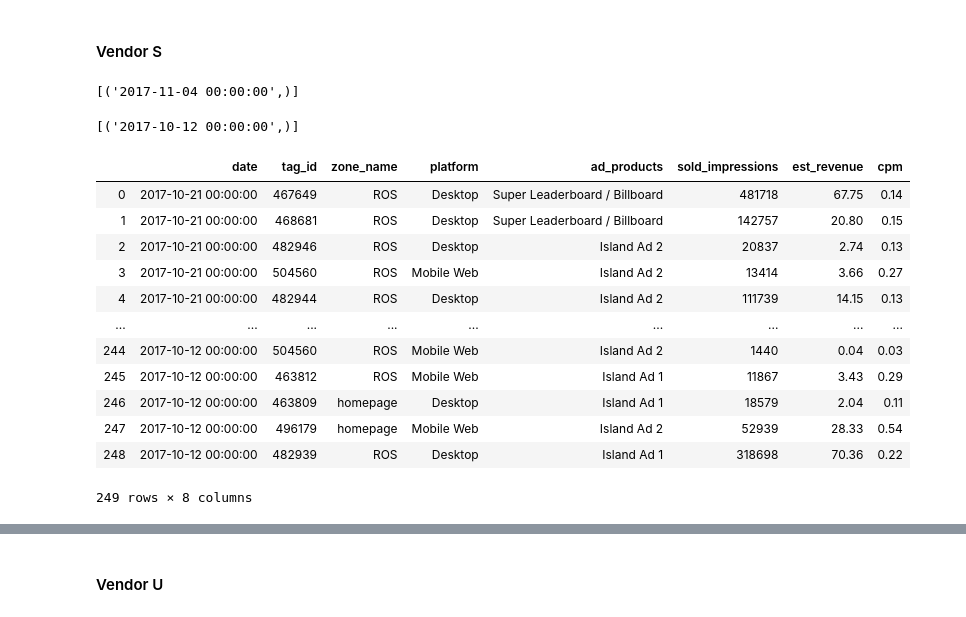
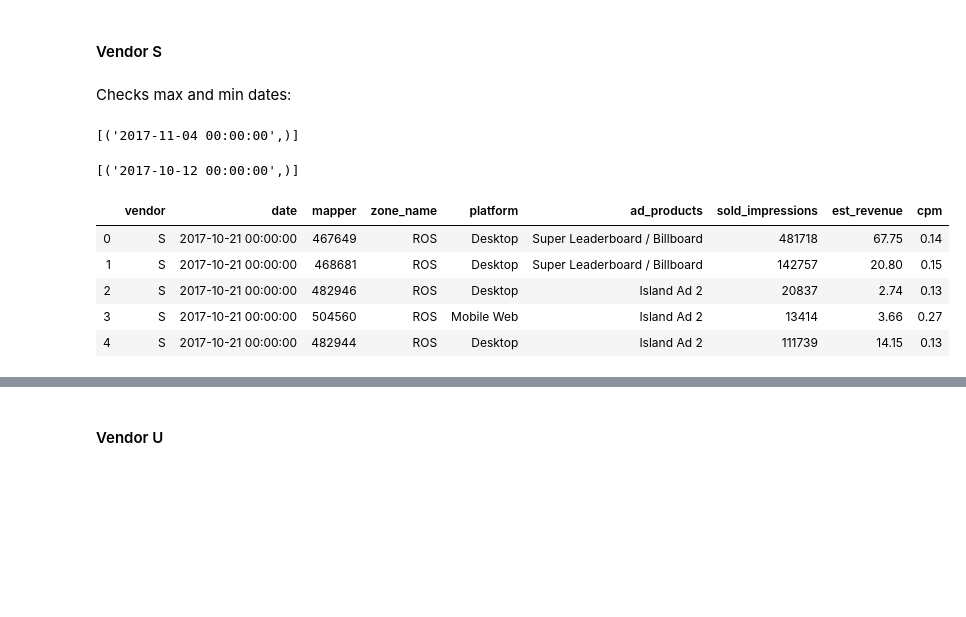
Before and after one commit to valmadrid/EDA-using-SQLite-Python, a Jupyter notebook: challenge_1.ipynb, the cells around one changed output, grey strips where cells are left out. Drawn from its saved outputs; the diff is of its cells as text; code cells hidden in the pictures; blank space fills up the shorter version.

```diff
--- a/challenge_1.ipynb
+++ b/challenge_1.ipynb
@@ -40,3 +39,3 @@ pysqldf = lambda q: sqldf(q, globals())
 # %%
-conn = sqlite3.connect("scmp.sqlite")
+conn = sqlite3.connect("c1.sqlite")
 cur = conn.cursor()
@@ -138,15 +150,3 @@ db
 | 4 | table | vendor_s | vendor_s | 2 | CREATE TABLE "vendor_s" (\n"TRAFF... |
 | 5 | table | vendor_t | vendor_t | 25 | CREATE TABLE "vendor_t" (\n"WEBSI... |
 | 6 | table | vendor_u | vendor_u | 11 | CREATE TABLE "vendor_u" (\n"PLATF... |
-# %%
-cur.execute("""SELECT * FROM vendor_s LIMIT 5;""")
-s = pd.DataFrame(cur.fetchall(), columns = [i[0] for i in cur.description])
-display(s.head())
-
-cur.execute("""SELECT * FROM vendor_t LIMIT 5;""")
-t = pd.DataFrame(cur.fetchall(), columns = [i[0] for i in cur.description])
-display(t.head())
-
-cur.execute("""SELECT * FROM vendor_u LIMIT 5;""")
-u = pd.DataFrame(cur.fetchall(), columns = [i[0] for i in cur.description])
-display(u.head())
@@ -195,5 +153,7 @@ mapping
 # %% [markdown]
 #### Vendor S
+# %% [markdown]
+Checks max and min dates:
 # %%
 cur.execute("""SELECT MAX(UPDATED_DATE) FROM vendor_s;""")
 display(cur.fetchall())
@@ -205,35 +165,29 @@ display(cur.fetchall())
 # %%
 cur.execute(
     """
     SELECT
+        "S" as vendor,
         s.UPDATED_Date as date,
-        s.TAG_ID as tag_id,
-        map."Zone Name" as zone_name,
-        map.Platform as platform,
-        map."Ad Products" as ad_products,
+        s.TAG_ID as mapper,
+        groupings."Zone Name" as zone_name,
+        groupings.Platform as platform,
+        groupings."Ad Products" as ad_products,
         s.IMPRESSIONS as sold_impressions,
         s.EARNINGS as est_revenue,
         s.CPM as cpm
     FROM vendor_s as s
-    LEFT JOIN definitions_groupings as map
-        ON s.TAG_ID = map.tagID
-    WHERE UPDATED_DATE BETWEEN '2017-10-01' AND '2017-10-31';
+    LEFT JOIN definitions_groupings as groupings
+        ON s.TAG_ID = groupings.tagID
+    WHERE UPDATED_DATE BETWEEN '2017-10-01' AND '2017-10-31 59:59:59';
     """
 )
 vendor_s = pd.DataFrame(cur.fetchall(),
                      columns=[i[0] for i in cur.description])
-vendor_s
+vendor_s.head()
 # %% [output]
-|  | date | tag_id | zone_name | platform | ad_products | sold_impressions | est_revenue | cpm |
-| 0 | 2017-10-21 00:00:00 | 467649 | ROS | Desktop | Super Leaderboard / Billboard | 481718 | 67.75 | 0.14 |
-| 1 | 2017-10-21 00:00:00 | 468681 | ROS | Desktop | Super Leaderboard / Billboard | 142757 | 20.80 | 0.15 |
-| 2 | 2017-10-21 00:00:00 | 482946 | ROS | Desktop | Island Ad 2 | 20837 | 2.74 | 0.13 |
-| 3 | 2017-10-21 00:00:00 | 504560 | ROS | Mobile Web | Island Ad 2 | 13414 | 3.66 | 0.27 |
-| 4 | 2017-10-21 00:00:00 | 482944 | ROS | Desktop | Island Ad 2 | 111739 | 14.15 | 0.13 |
-| ... | ... | ... | ... | ... | ... | ... | ... | ... |
-| 244 | 2017-10-12 00:00:00 | 504560 | ROS | Mobile Web | Island Ad 2 | 1440 | 0.04 | 0.03 |
-| 245 | 2017-10-12 00:00:00 | 463812 | ROS | Mobile Web | Island Ad 1 | 11867 | 3.43 | 0.29 |
-| 246 | 2017-10-12 00:00:00 | 463809 | homepage | Desktop | Island Ad 1 | 18579 | 2.04 | 0.11 |
-| 247 | 2017-10-12 00:00:00 | 496179 | homepage | Mobile Web | Island Ad 2 | 52939 | 28.33 | 0.54 |
-| 248 | 2017-10-12 00:00:00 | 482939 | ROS | Desktop | Island Ad 1 | 318698 | 70.36 | 0.22 |
+|  | vendor | date | mapper | zone_name | platform | ad_products | sold_impressions | est_revenue | cpm |
+| 0 | S | 2017-10-21 00:00:00 | 467649 | ROS | Desktop | Super Leaderboard / Billboard | 481718 | 67.75 | 0.14 |
+| 1 | S | 2017-10-21 00:00:00 | 468681 | ROS | Desktop | Super Leaderboard / Billboard | 142757 | 20.80 | 0.15 |
+| 2 | S | 2017-10-21 00:00:00 | 482946 | ROS | Desktop | Island Ad 2 | 20837 | 2.74 | 0.13 |
+| 3 | S | 2017-10-21 00:00:00 | 504560 | ROS | Mobile Web | Island Ad 2 | 13414 | 3.66 | 0.27 |
+| 4 | S | 2017-10-21 00:00:00 | 482944 | ROS | Desktop | Island Ad 2 | 111739 | 14.15 | 0.13 |
-249 rows × 8 columns
```
Also changed, not shown: parts of 46 cells of this notebook.
